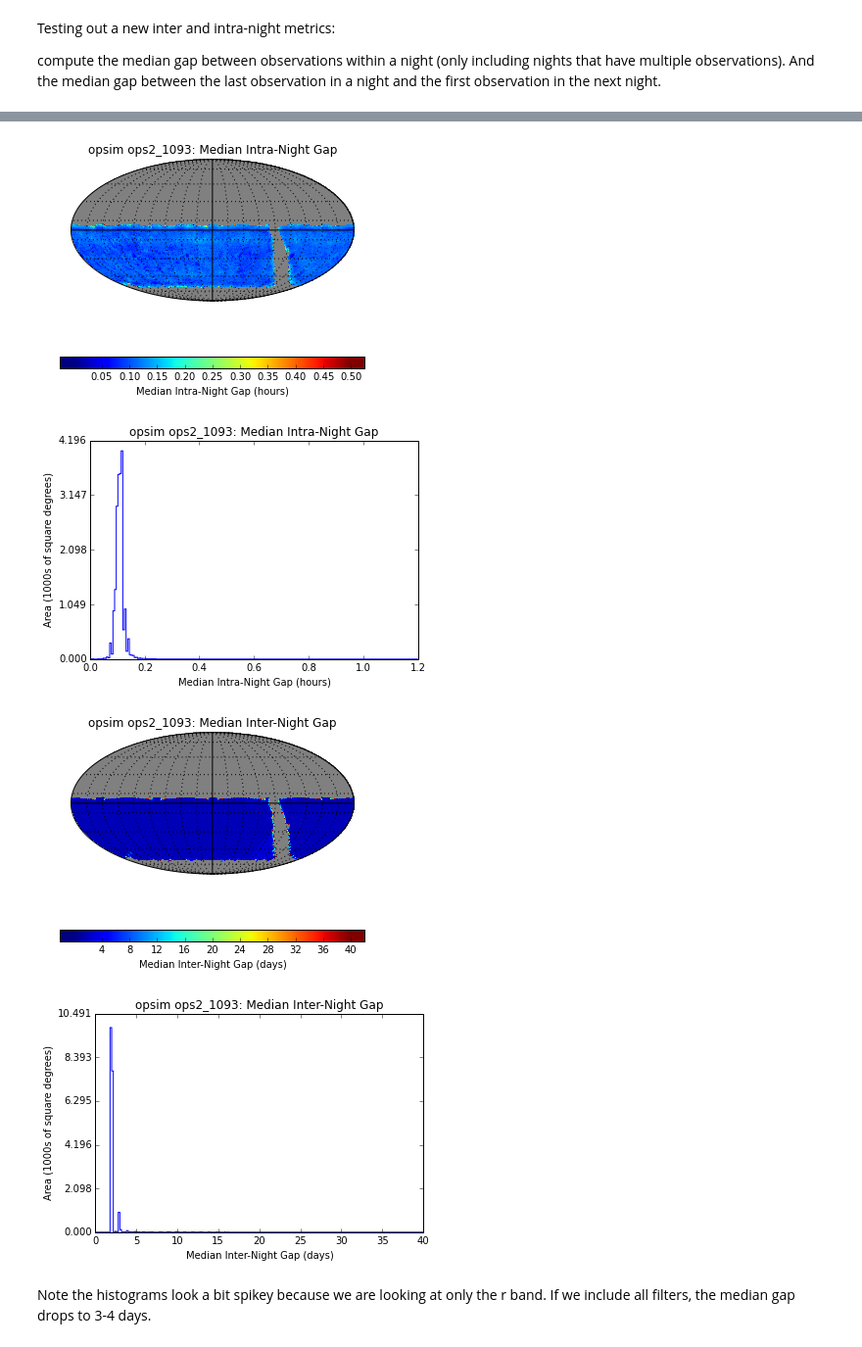
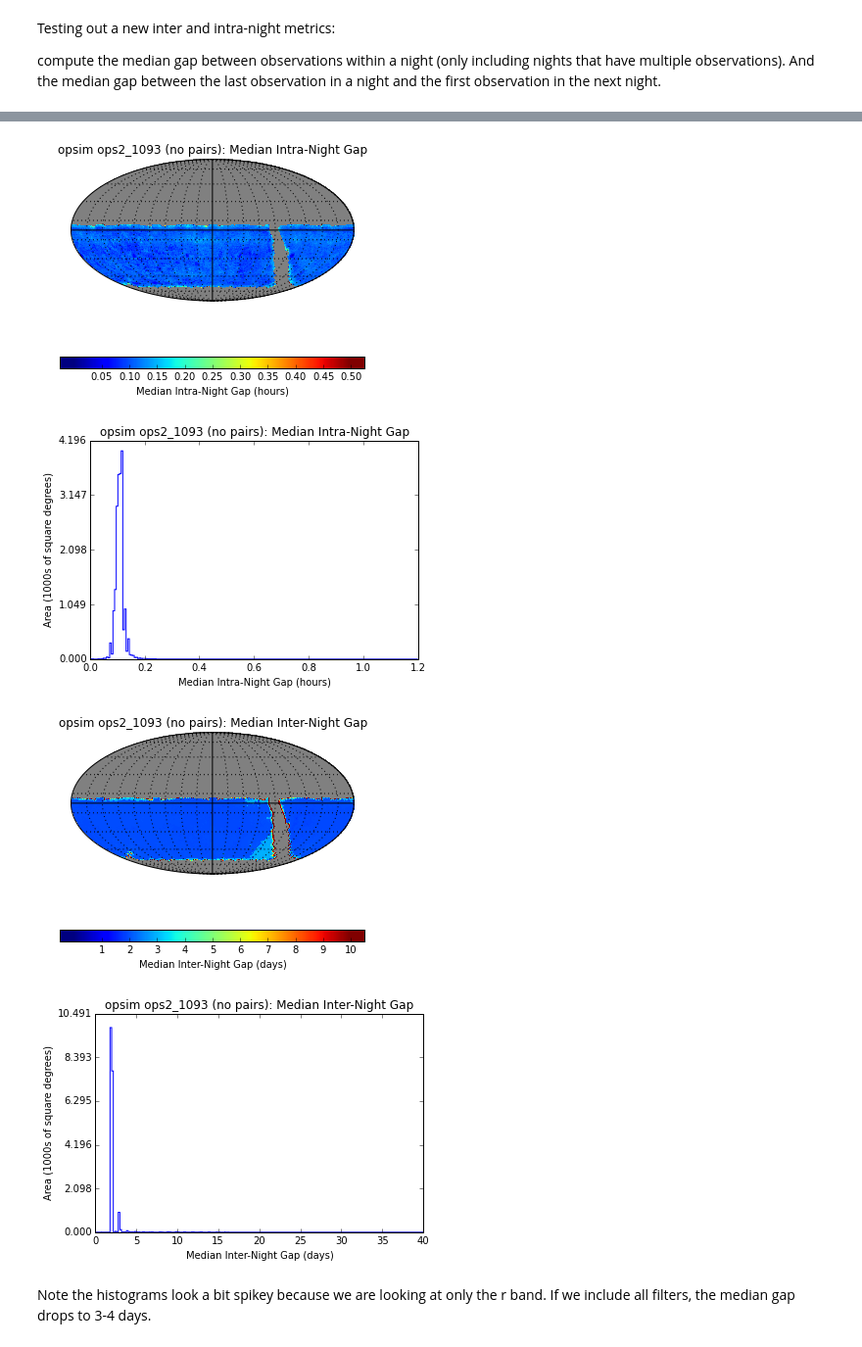
Before and after one commit to yoachim/ScratchStuff, a Jupyter notebook: notebooks/pairtesting.ipynb, the cells around one changed output, grey strips where cells are left out. Shown at 98% size. Drawn from its saved outputs; the diff is of its cells as text; code cells hidden in the pictures.

```diff
--- a/notebooks/pairtesting.ipynb
+++ b/notebooks/pairtesting.ipynb
@@ -14,12 +14,13 @@ import lsst.sims.maf.stackers as stackers
 import lsst.sims.maf.metricBundles as metricBundles
 import lsst.sims.maf.plots as plotters
 # %%
-runs = {'ops2_1098':'Pairs','ops2_1093':'No Pairs'}
+#runs = {'ops2_1098':'Pairs','ops2_1093':'No Pairs'}
+runs = {'ops2_1098':'ops2_1098 (pairs)','ops2_1093':'ops2_1093 (no pairs)'}
 # %%
 for runName in runs:
     # Set up the database connection
     opsdb = db.OpsimDatabase(runName+'_sqlite.db')
-    md = runName#runs[runName]
+    md = runs[runName]
     outDir = 'intraDay'
     resultsDb = db.ResultsDb(outDir=outDir)
     plotList = [plotters.HealpixSkyMap(), plotters.HealpixHistogram()]
@@ -84,7 +85,7 @@ Optimal bin calculation tried to make 23190 bins, returning 200
 for runName in runs:
     # Set up the database connection
     opsdb = db.OpsimDatabase(runName+'_sqlite.db')
-    md = runName
+    md = runs[runName]
     outDir = 'intraDay'
     resultsDb = db.ResultsDb(outDir=outDir)
     plotList = [plotters.HealpixSkyMap(), plotters.HealpixHistogram()]
@@ -92,8 +93,8 @@ for runName in runs:
     metric = metrics.IntraNightGapsMetric()
     metric2 = metrics.InterNightGapsMetric()
     plotDict = {'cmap':'jet', 'colorMin':0,'colorMax':0.5, 'xMin':0,'xMax':1.2}
-    plotDict2 = {'cmap':'jet', 'colorMin':0,'colorMax':40, 'xMin':0,'xMax':40}
-    plotDict3 = {'cmap':'jet', 'colorMin':0,'colorMax':40, 'xMin':0,'xMax':40}
+    plotDict2 = {'cmap':'jet', 'colorMin':0,'colorMax':10, 'xMin':0,'xMax':40}
+    plotDict3 = {'cmap':'jet', 'colorMin':0,'colorMax':10, 'xMin':0,'xMax':40}
     bundleList = []
     #bundleList.append(metricBundles.MetricBundle(metric,slicer,sql, plotDict=plotDict,
     #                                             plotFuncs=plotList, metadata=md))
@@ -143,7 +144,7 @@ Plotting complete.
-[figure, old version]
+[figure, new version]
-[figure, old version]
+[figure, new version]
-[figure, old version]
+[figure, new version]
-[figure, old version]
+[figure, new version]
 # %% [markdown]
 Note the histograms look a bit spikey because we are looking at only the r band. If we include all filters, the median gap drops to 3-4 days.
 # %%
```
Also changed, not shown: parts of 5 cells of this notebook, 1 other file.
